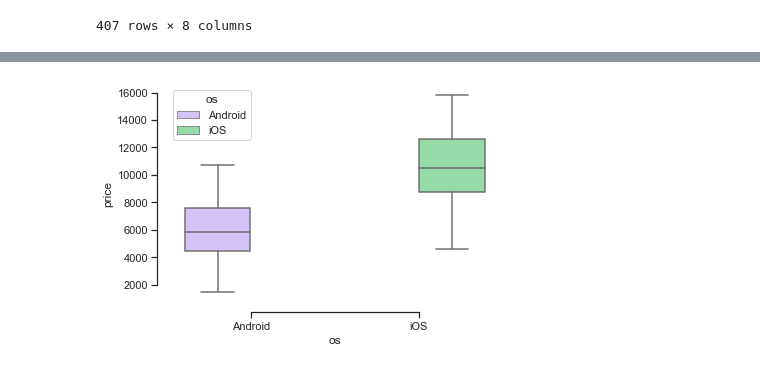
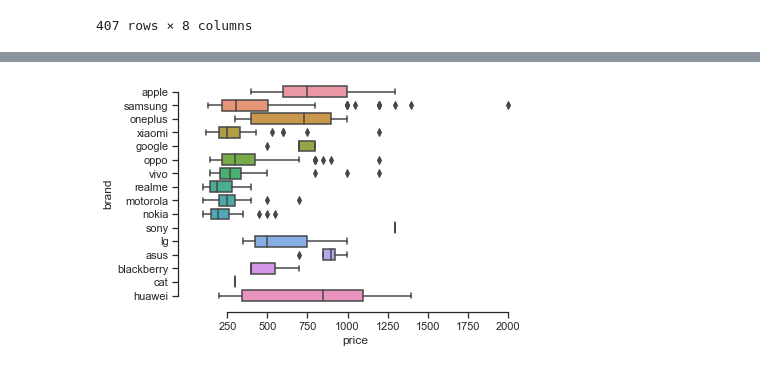
Before and after one commit to LarryNyuron/datasosaience, a Jupyter notebook: Phone/phones.ipynb, the cells around one changed output, grey strips where cells are left out. Cells and saved outputs as stored; diff of their text form; code cells hidden in the pictures.

```diff
--- a/Phone/phones.ipynb
+++ b/Phone/phones.ipynb
@@ -100,0 +145,27 @@ plt.show()
+# %%
+frst_screen = []
+sec_screen = []
+for screen in phones['screen']:
+    if screen == '6.8 + 3.9':
+        frst_screen.append(6.8)
+        sec_screen.append(3.9)
+    elif screen == '7.6 (unfolded)':
+        frst_screen.append(7.6)
+        sec_screen.append(3.5)
+    else:
+        frst_screen.append(float(screen))
+        sec_screen.append(0.0)
+phones['first_screen'] = frst_screen
+phones['second_screen'] = sec_screen
+# %%
+#phones = phones.drop(columns='screen')
+phones = phones.replace(['3D', 'ToF'], [3.0, 0.0])
+# %%
+#phones = phones.drop(columns='camera')
+phones['memory'] = pd.to_numeric(phones['memory'])
+phones['ram'] = pd.to_numeric(phones['ram'])
+phones['price'] = pd.to_numeric(phones['price'])
+phones['camer_1'] = pd.to_numeric(phones['camer_1'])
+phones['camer_2'] = pd.to_numeric(phones['camer_2'])
+phones['camer_3'] = pd.to_numeric(phones['camer_3'])
+phones['camer_4'] = pd.to_numeric(phones['camer_4'])
@@ -100,0 +194,5 @@ plt.show()
+# %%
+uniq_line = phones.drop_duplicates()
+perc_uniq = round(uniq_line.duplicated().mean() * 100, 2)
+print(f'Unique data line: {perc_uniq}%')
+uniq_line.reset_index()
@@ -101,11 +257,10 @@ plt.show()
 # %%
 import seaborn as sns
 sns.set_theme(style="ticks", palette="pastel")
 
 # Draw a nested boxplot to show bills by day and time
-sns.boxplot(x="os", y="price",
-            hue="os", palette=["m", "g"],
-            data=phones)
+boxplot = sns.boxplot(x="price", y="brand",
+          data=uniq_line, orient='h')
 sns.despine(offset=10, trim=True)
 # %% [output]
-[figure, old version]
+[figure, new version]
```
Also changed, not shown: parts of 19 cells of this notebook, 2 other files.
